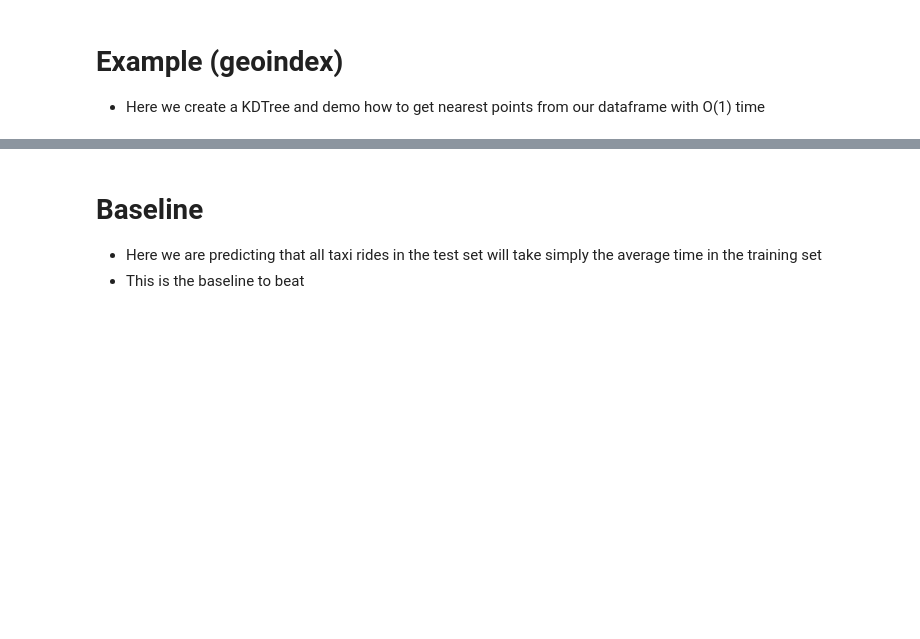
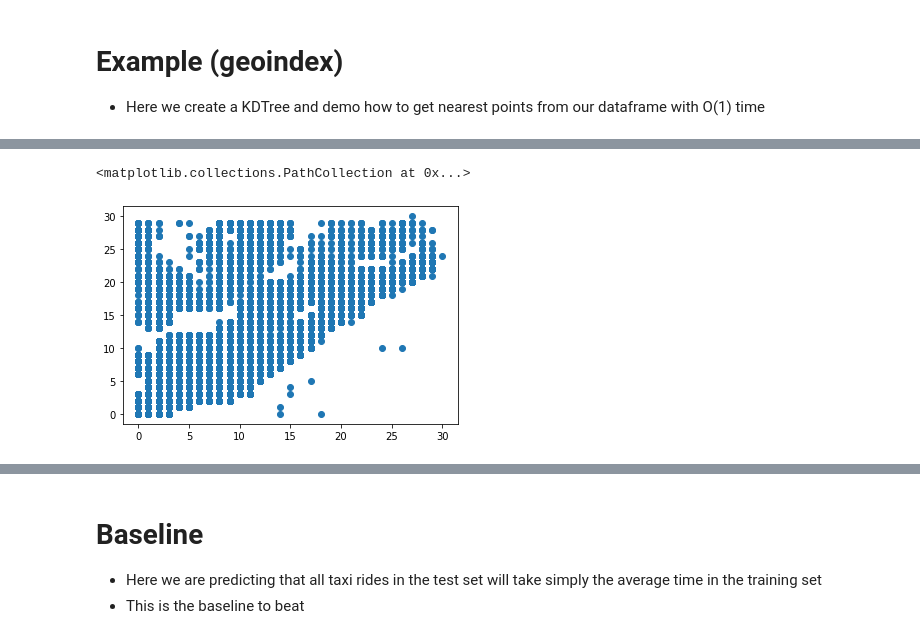
Before and after one commit to frankfurt-hackathon/geopandas, a Jupyter notebook: geopandas_taxi.ipynb, the cells around one changed output, grey strips where cells are left out. Cells and saved outputs as stored; diff of their text form; code cells hidden in the pictures; blank space fills up the shorter version.

```diff
--- a/geopandas_taxi.ipynb
+++ b/geopandas_taxi.ipynb
@@ -92,0 +188,17 @@ train.iloc[tree.query_ball_point((40.735018, -74.003215), 0.0003)]
+# %%
+# Bin into NxN blocks (zones)
+N = 30
+min_lat = min(train_clean["pickup_latitude"].min(), train_clean["dropoff_latitude"].min())
+max_lat = max(train_clean["pickup_latitude"].max(), train_clean["dropoff_latitude"].max())
+min_lng = min(train_clean["pickup_longitude"].min(), train_clean["dropoff_longitude"].min())
+max_lng = max(train_clean["pickup_longitude"].max(), train_clean["dropoff_longitude"].max())
+
+print(min_lat, max_lat, min_lng, max_lng)
+
+bin_lat = (max_lat - min_lat)/N
+bin_lng = (max_lng - min_lng)/N
+
+train_clean.loc[:, "bin_lat_pickup"] = (train_clean.loc[:,"pickup_latitude"] - min_lat) // bin_lat
+train_clean.loc[:, "bin_lng_pickup"] = (train_clean.loc[:,"pickup_longitude"] - min_lng) // bin_lng
+train_clean.loc[:, "bin_lat_drop"] = (train_clean.loc[:,"dropoff_latitude"] - min_lat) // bin_lat
+train_clean.loc[:, "bin_lng_drop"] = (train_clean.loc[:,"dropoff_longitude"] - min_lng) // bin_lng
@@ -92,0 +224,6 @@ train.iloc[tree.query_ball_point((40.735018, -74.003215), 0.0003)]
+# %%
+# Drop off bins
+plt.scatter(train_clean["bin_lat_drop"], train_clean["bin_lng_drop"])
+# %% [output]
+<matplotlib.collections.PathCollection at 0x...>
+[figure, added]
```
Also changed, not shown: parts of 30 cells of this notebook, 1 other file.
